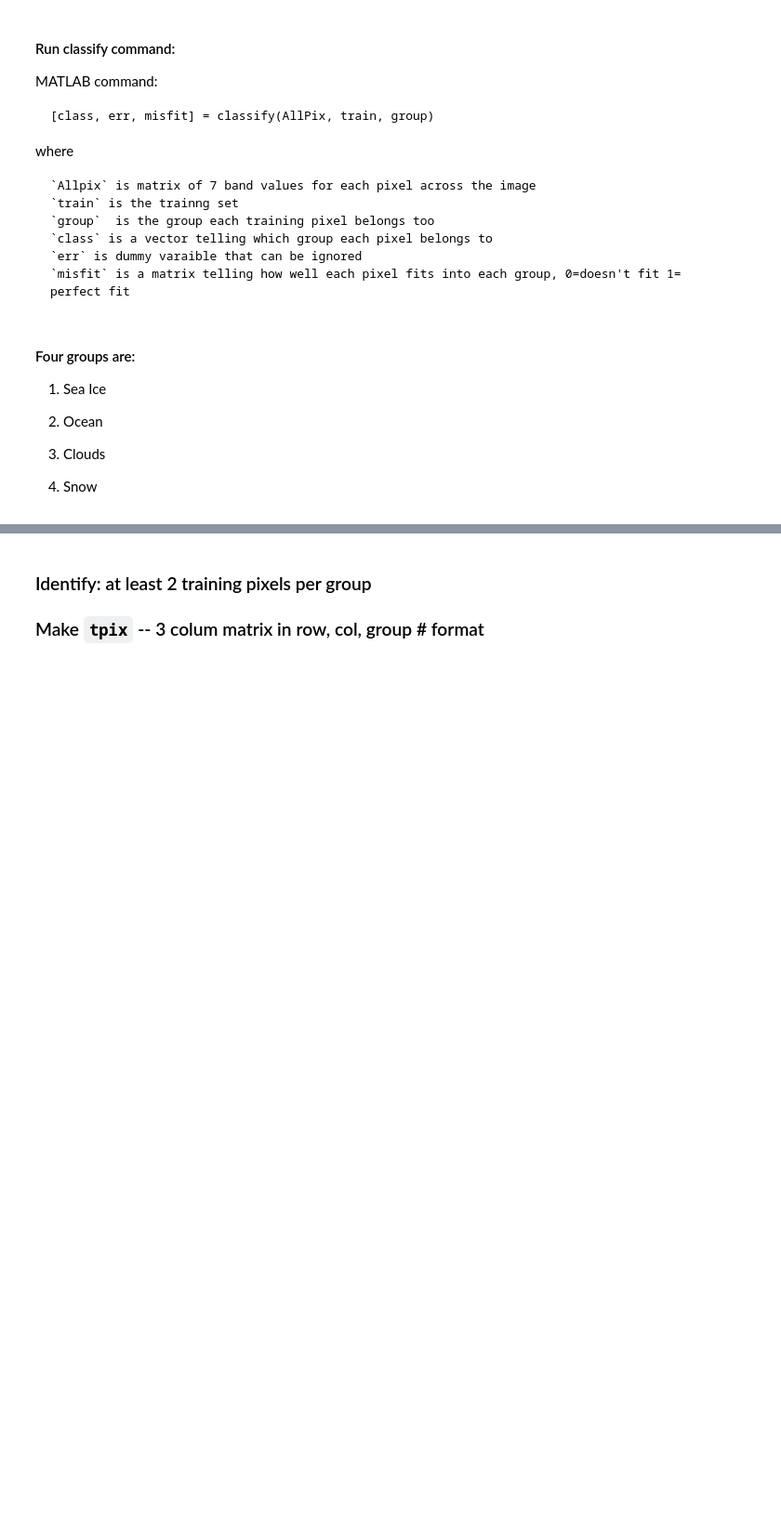
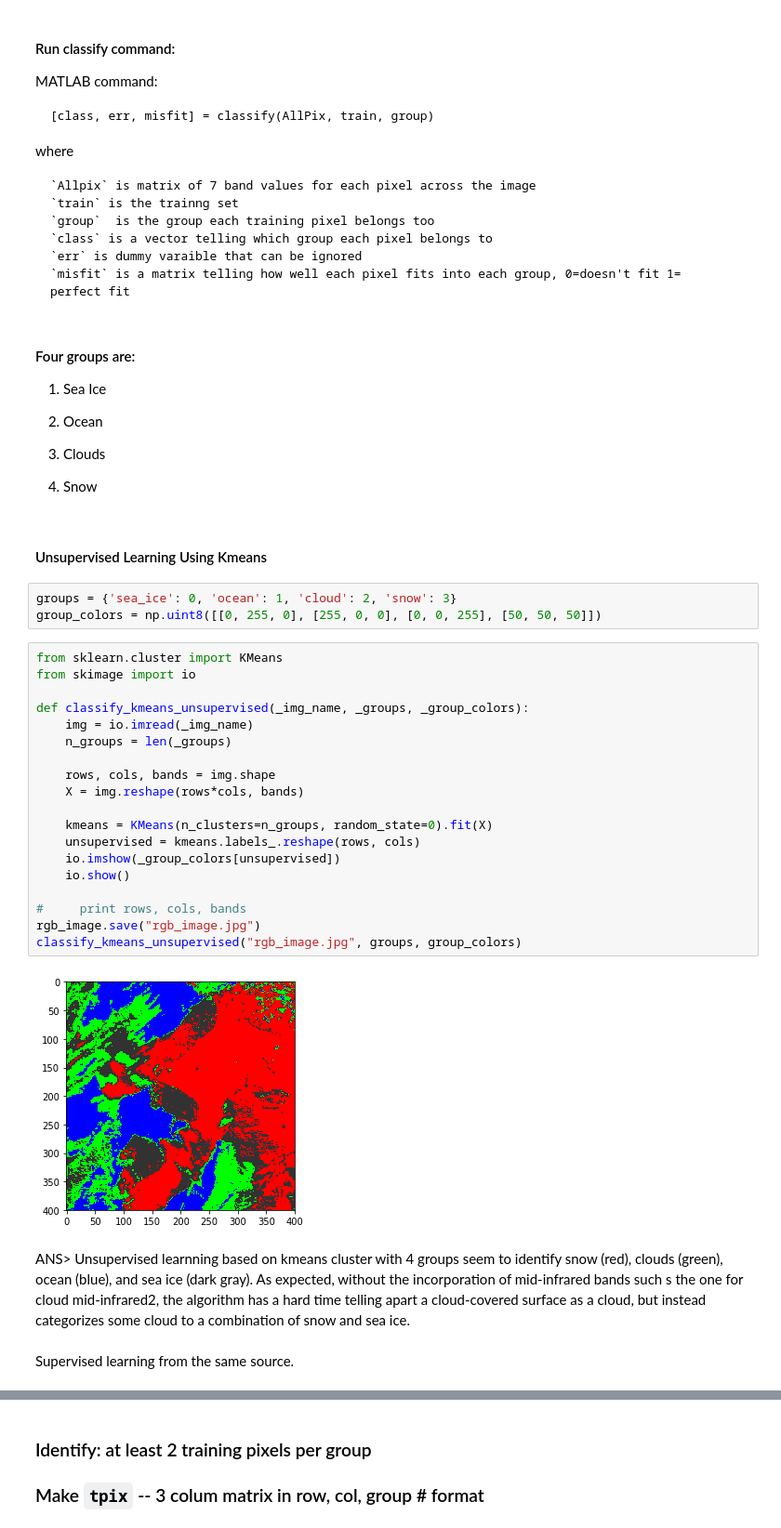
Before and after one commit to moonlimb/sio236-remote-sensing, a Jupyter notebook: lab6/Limb_Moon_lab6.ipynb, the cells around one changed output, grey strips where cells are left out. Shown at 93% size. Drawn from its saved outputs; the diff is of its cells as text; blank space fills up the shorter version.

```diff
--- a/lab6/Limb_Moon_lab6.ipynb
+++ b/lab6/Limb_Moon_lab6.ipynb
@@ -167,3 +192,33 @@ where
 3. Clouds
 
 4. Snow
+# %% [markdown]
+#### Unsupervised Learning Using Kmeans
+# %%
+groups = {'sea_ice': 0, 'ocean': 1, 'cloud': 2, 'snow': 3}
+group_colors = np.uint8([[0, 255, 0], [255, 0, 0], [0, 0, 255], [50, 50, 50]])
+# %%
+from sklearn.cluster import KMeans
+from skimage import io
+
+def classify_kmeans_unsupervised(_img_name, _groups, _group_colors):
+    img = io.imread(_img_name)
+    n_groups = len(_groups)
+
+    rows, cols, bands = img.shape
+    X = img.reshape(rows*cols, bands)
+
+    kmeans = KMeans(n_clusters=n_groups, random_state=0).fit(X)
+    unsupervised = kmeans.labels_.reshape(rows, cols)
+    io.imshow(_group_colors[unsupervised])
+    io.show()
+
+#     print rows, cols, bands
+rgb_image.save("rgb_image.jpg")
+classify_kmeans_unsupervised("rgb_image.jpg", groups, group_colors)
+# %% [output]
+[figure, added]
+# %% [markdown]
+ANS> Unsupervised learnning based on kmeans cluster with 4 groups seem to identify snow (red), clouds (green), ocean (blue), and sea ice (dark gray). As expected, without the incorporation of mid-infrared bands such s the one for cloud mid-infrared2, the algorithm has a hard time telling apart a cloud-covered surface as a cloud, but instead categorizes some cloud to a combination of snow and sea ice.
+# %% [markdown]
+Supervised learning from the same source.
```
Also changed, not shown: parts of 32 cells of this notebook, 1 other file.
